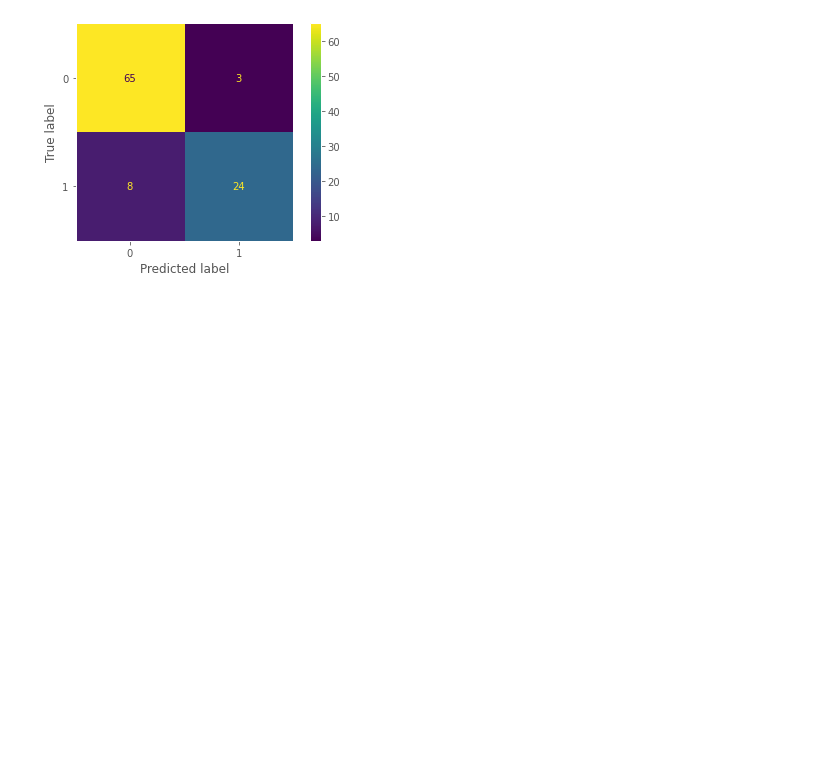
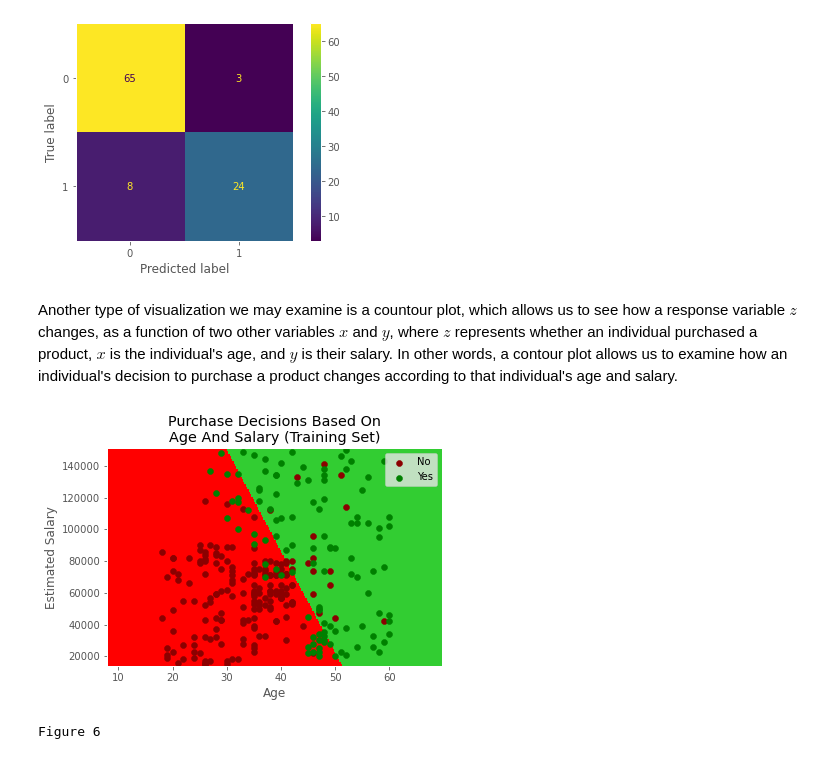
Before and after one commit to TylerTompa/LearnMachineLearning, a Jupyter notebook: Classification/Logistic Regression/Python/2. Logistic Regression In Python.ipynb, the cells around one changed output. Drawn from its saved outputs; the diff is of its cells as text; code cells hidden in the pictures; blank space fills up the shorter version.

Commit message:
visualize classifier

```diff
--- a/Classification/Logistic Regression/Python/2. Logistic Regression In Python.ipynb
+++ b/Classification/Logistic Regression/Python/2. Logistic Regression In Python.ipynb
@@ -213,3 +233,60 @@ ConfusionMatrixDisplay.from_predictions(y_test, y_predict, ax=axis)
 # %% [output]
 <sklearn.metrics._plot.confusion_matrix.ConfusionMatrixDisplay at 0x...>
 [figure]
+# %% [markdown]
+Another type of visualization we may examine is a countour plot, which allows us to see how a response variable $z$ changes, as a function of two other variables $x$ and $y$, where $z$ represents whether an individual purchased a product, $x$ is the individual's age, and $y$ is their salary.  In other words, a contour plot allows us to examine how an individual's decision to purchase a product changes according to that individual's age and salary.
+# %%
+# Create arrays of original unscaled training features and labels
+X_set, y_set = scaler.inverse_transform(X_train), y_train
+
+# Create coorindate matrices of ages & salaries
+# add/subtract 10 and 1,000 respectively for axis padding
+X1, X2 = np.meshgrid(np.arange(start=X_set[:,0].min() - 10, stop=X_set[:,0].max() + 10, step = 0.25)
+                    ,np.arange(start=X_set[:,1].min() - 1000, stop=X_set[:,1].max() + 1000, step=0.25 ))
+
+# Scale coorindates to pass into classifier; reshape as necessary
+z_scaled = scaler.transform(np.array([X1.ravel(), X2.ravel()]).T)
+
+# Define contour response variables; reshape as it must be plotted with same shape as X1/X2
+Z = classifier.predict(z_scaled).reshape(X1.shape)
+
+# Plot contour
+plt.contourf(X1, X2, Z, alpha=1, cmap=ListedColormap(('red', 'limegreen')))
+
+# Plot actual purchases decisions onto contour
+"""
+We plot purchase decisions in two loops; once where j = 0, and once where j = 1.
+In the first loop, we plot only points from the X_set, where the corresponding y_set value is 0 (j=0)
+In the second loop, we plot only points from the X_set, where the corresponding y_set value is 1 (j=1)
+The first coordinate of each point is the value in the first column of X_set (age)
+The second coordinate of each point is the value in the second column of X_set (salary)
+
+The ListedColorMap() function returns a ColorMap object; ours will have two colors: darkred, and green
+We then use tuple-indexing to return the RGBA value of the first color on the first iteration,
+and the RGBA value of the second color on the second iteration.
+"""
+for i, j in enumerate(np.unique(y_set)):
+
+     # Define purchase decision labels
+    decision = 'No' if j == 0 else 'Yes'
+    # Plot purchase age and salary; color according to purchase decision
+    plt.scatter(X_set[y_set == j, 0], X_set[y_set == j, 1], color=ListedColormap(('darkred', 'green'))(i), label=decision)
+
+# Title plot
+plt.title('Purchase Decisions Based On\nAge And Salary (Training Set)')
+# Define axis ranges
+plt.xlim(X1.min(), X1.max())
+plt.ylim(X2.min(), X2.max())
+# Label x-axis
+plt.xlabel('Age')
+# Label y-axis
+plt.ylabel('Estimated Salary')
+# Show legend
+plt.legend(loc='best')
+# Show plot
+plt.show()
+
+print('Figure 6')
+# %% [output]
+[figure, added]
+Figure 6
```
Also changed, not shown: parts of 14 cells of this notebook.
